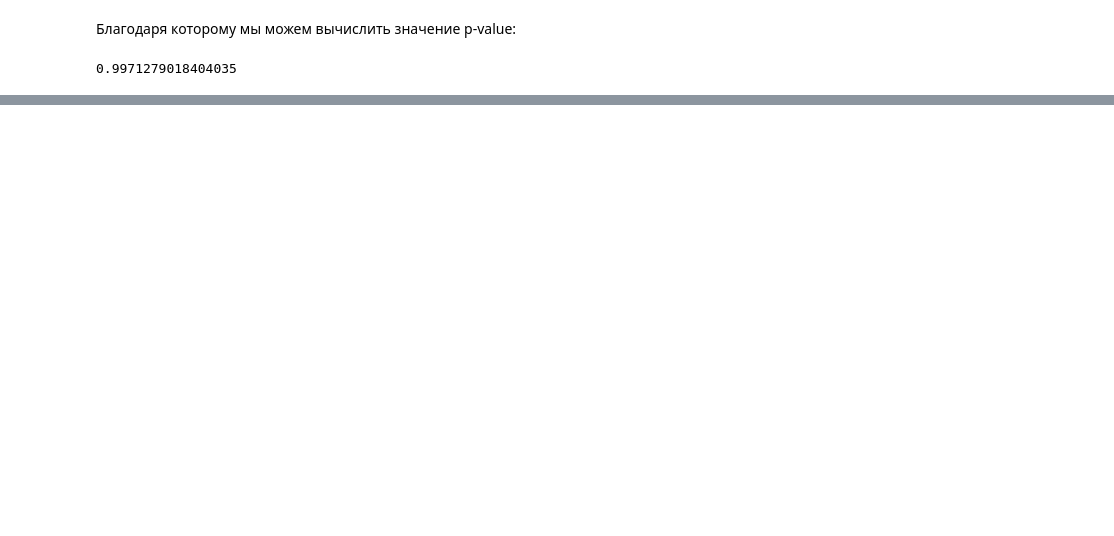
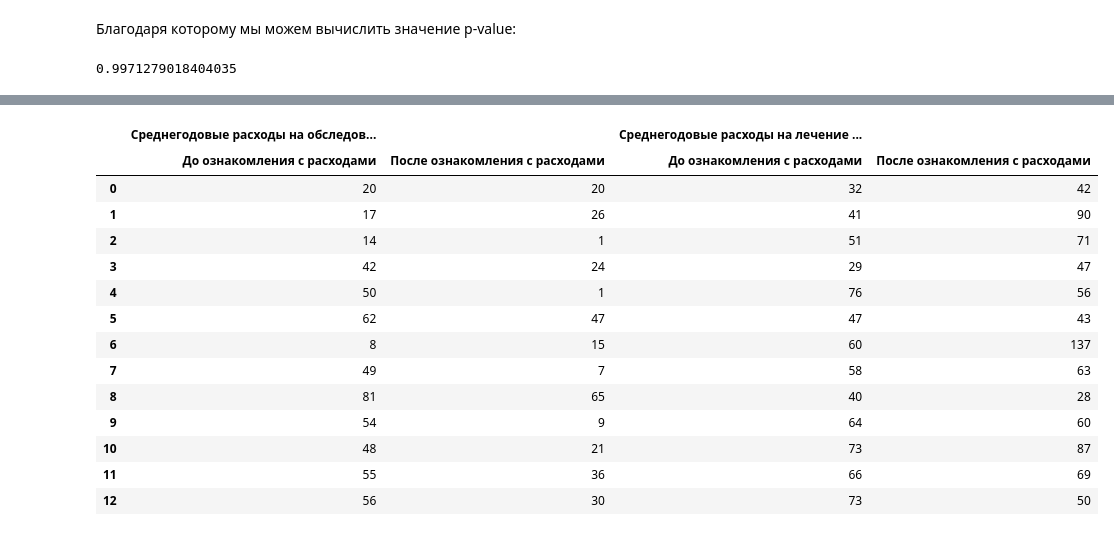
Before and after one commit to Vakhranev/MGIMO, a Jupyter notebook: 28 февраля.ipynb, the cells around one changed output, grey strips where cells are left out. Saved outputs shown, nothing was run; the diff lists cells and outputs as text; code cells hidden in the pictures; blank space fills up the shorter version.

```diff
--- a/28 февраля.ipynb
+++ b/28 февраля.ipynb
@@ -504,0 +620,25 @@ pvalue
+# %%
+df = pd.DataFrame(data=[[20, 20, 32, 42], [17, 26, 41, 90], [14, 1, 51, 71], [42, 24, 29, 47], [50, 1, 76, 56],
+                        [62, 47, 47, 43], [8, 15, 60, 137], [49, 7, 58, 63], [81, 65, 40, 28], [54, 9, 64, 60],
+                        [48, 21, 73, 87], [55, 36, 66, 69], [56, 30, 73, 50]],
+                  columns=pd.MultiIndex.from_tuples(product(["Среднегодовые расходы на обследование одного больного, долл.",
+                                                             "Среднегодовые расходы на лечение одного больного, долл."],
+                                                            ["До ознакомления с расходами", "После ознакомления с расходами"])))
+
+display(df)
+# %% [output]
+|  | Среднегодовые расходы на обследов... |  | Среднегодовые расходы на лечение ... |  |
+|  | До ознакомления с расходами | После ознакомления с расходами | До ознакомления с расходами | После ознакомления с расходами |
+| 0 | 20 | 20 | 32 | 42 |
+| 1 | 17 | 26 | 41 | 90 |
+| 2 | 14 | 1 | 51 | 71 |
+| 3 | 42 | 24 | 29 | 47 |
+| 4 | 50 | 1 | 76 | 56 |
+| 5 | 62 | 47 | 47 | 43 |
+| 6 | 8 | 15 | 60 | 137 |
+| 7 | 49 | 7 | 58 | 63 |
+| 8 | 81 | 65 | 40 | 28 |
+| 9 | 54 | 9 | 64 | 60 |
+| 10 | 48 | 21 | 73 | 87 |
+| 11 | 55 | 36 | 66 | 69 |
+| 12 | 56 | 30 | 73 | 50 |
```
Also changed, not shown: parts of 30 cells of this notebook.
